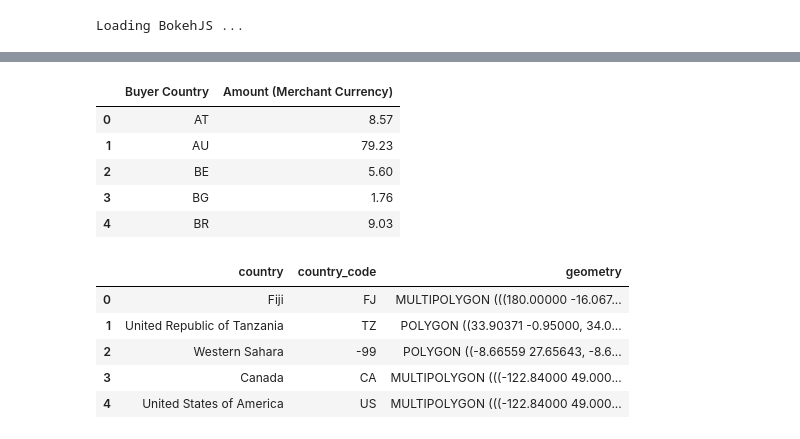
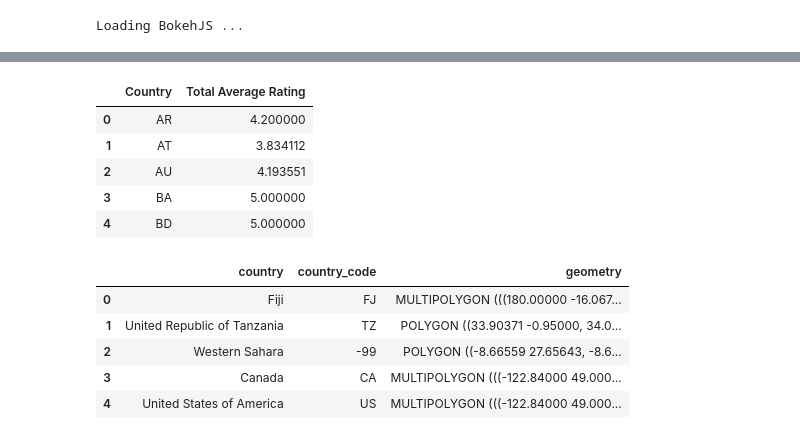
Before and after one commit to kasbekker/ds23-assignment1, a Jupyter notebook: eidt_data_sales_country_sales_ratings.ipynb, the cells around one changed output, grey strips where cells are left out. Drawn from its saved outputs; the diff is of its cells as text; code cells hidden in the pictures.

```diff
--- a/eidt_data_sales_country_sales_ratings.ipynb
+++ b/eidt_data_sales_country_sales_ratings.ipynb
@@ -36,7 +36,7 @@ import numpy as np
 import glob, os
 
 # Get CSV files list from a folder
-path = 'data/reviews_data'
+path = 'data/ratings_country_data'
 csv_files = glob.glob(path + "/*.csv")
 
 # Read each CSV file into DataFrame
@@ -59,7 +59,8 @@ df.head()
 # %%
-df = df[["Transaction Date", "Transaction Type", "Product id", "Sku Id", "Buyer Country", "Buyer Postal Code", "Amount (Merchant Currency)"]]
+df = df[["Date", "Package Name", "Country", "Total Average Rating"]]
 #selecteert de rijen die van belang zijn (zie opdracht document)
 
 
-df = df.loc[(df['Transaction Type'] == 'Charge') & (df['Product id'] == 'com.vansteinengroentjes.apps.ddfive')]
+df = df.loc[(df['Package Name'] == 'com.vansteinengroentjes.apps.ddfive')]
 #selecteert specfieke rijen met de waarden die overeenkomen hier boven (zie opdracht document)
+df.head()
@@ -70,27 +86,27 @@ df = df.dropna()
 # %%
-df['Transaction Date'] = pd.to_datetime(df['Transaction Date'])
-df_sales =df
+df['Date'] = pd.to_datetime(df['Date'])
+df_sales_ratings =df
 #vertaalt de transaction date naar leesbaar data voor pandas dataframe.
 # %%
 # Determine where the visualization will be rendered
 # output_file('filename.html')  # Render to static HTML, or
 output_notebook()  # Render inline in a Jupyter Notebook
 
-#selecteert de rijen transaction date en amount
-date_amount_data = df_sales[["Buyer Country", "Amount (Merchant Currency)"]]
+#selecteert de rijen
+country_average_df = df_sales_ratings[["Country", "Total Average Rating"]]
 
-#telt amount bij elkaar op per land
-date_amount_data = date_amount_data.groupby('Buyer Country')['Amount (Merchant Currency)'].sum().to_frame().reset_index()
-date_amount_data.head()
+#neemt average rating per country
+country_average_df = country_average_df.groupby('Country')['Total Average Rating'].mean().to_frame().reset_index()
+country_average_df.head()
 # %% [output]
 Loading BokehJS ...
 [interactive output not drawn]
-|  | Buyer Country | Amount (Merchant Currency) |
-| 0 | AT | 8.57 |
-| 1 | AU | 79.23 |
-| 2 | BE | 5.60 |
-| 3 | BG | 1.76 |
-| 4 | BR | 9.03 |
+|  | Country | Total Average Rating |
+| 0 | AR | 4.200000 |
+| 1 | AT | 3.834112 |
+| 2 | AU | 4.193551 |
+| 3 | BA | 5.000000 |
+| 4 | BD | 5.000000 |
 # %%
 #geopandas
 shapefile = 'ne_110m_admin_0_countries.shp'
```
Also changed, not shown: parts of 5 cells of this notebook, 7 other files.
